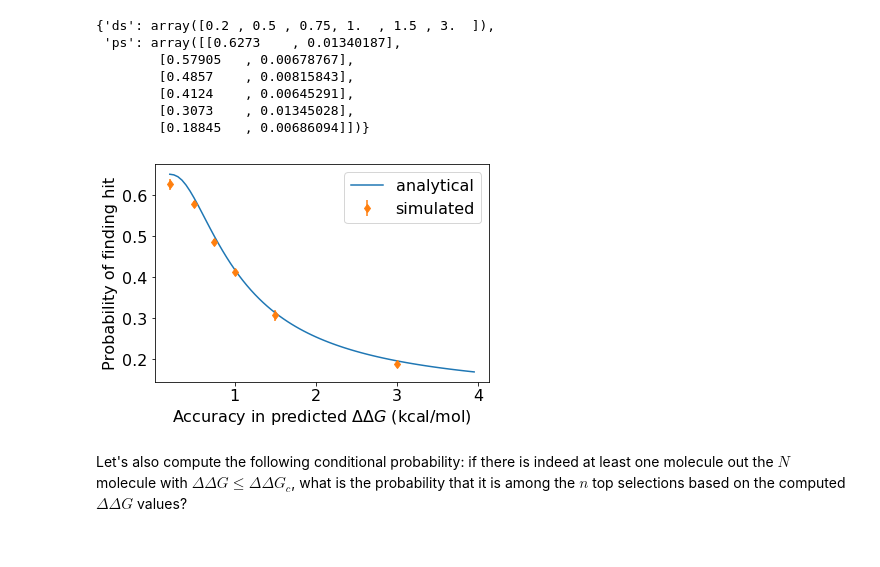
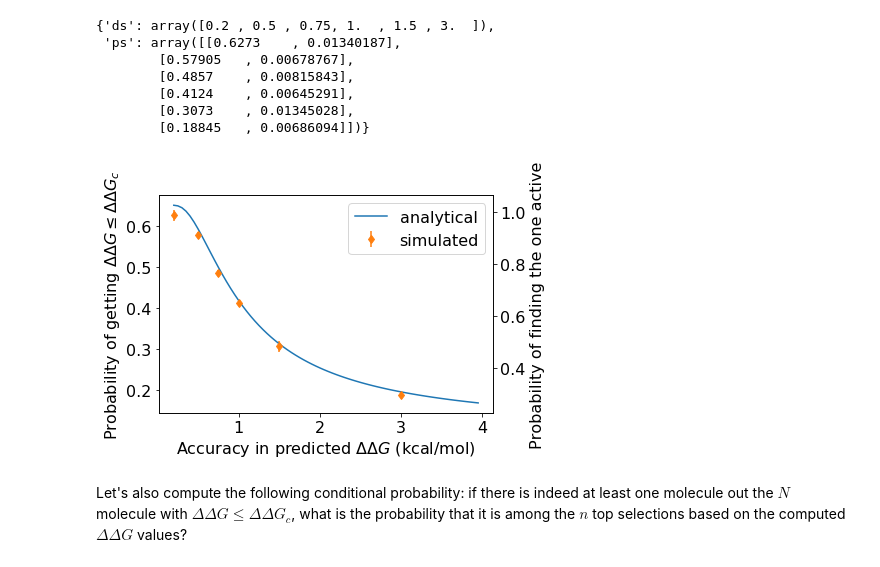
Before and after one commit to forcefield/living-the-odds, a Jupyter notebook: accuracy_in_predictive_ranking.ipynb, the cells around one changed output. Cells and saved outputs as stored; diff of their text form; code cells hidden in the pictures.

```diff
--- a/accuracy_in_predictive_ranking.ipynb
+++ b/accuracy_in_predictive_ranking.ipynb
@@ -174,7 +174,7 @@ test_pxcinf_uninformative()
 # %% [markdown]
 ### Numerical simulations
 # %%
-def simulate_pfound( N, n, xc, x0, s, d, trials = 1000):
+def simulate_pfound( N, n, xc, x0, s, d, trials = 1000, exist_condition=False):
     '''
     Compute the probability that of $n$ items out a total of $N$ with the lowest predicted x values, one of them
     has a true x value x <= xc, given the accuracy d.
@@ -182,12 +182,15 @@ def simulate_pfound( N, n, xc, x0, s, d, trials = 1000):
     The true values have a normal distribution with mean x0 and standard deviation s.
     '''
     success = 0
-    for t in xrange( trials):
+    t = 0
+    while (t < trials):
         xs = np.random.normal( x0, s, N)
+        if exist_condition and np.min(xs) > xc: continue
         xbs = np.array( [ np.random.normal( xs[i], d) for i in xrange( N) ])  # predicted values
         js = range( N)
         js.sort( key=lambda i: xbs[i])
         success += np.any( xs[js[:n]] < xc)
+        t += 1
     return success/float(trials)
 # %% [markdown]
 ## The examples
@@ -258,19 +278,26 @@ myresults['pfoundsim']
 # %%
 def plot_pfound_vs_accuracy( pfoundsim, n=10, f=0.1, gc=gc, g0=g0, sg=sg):
     ds = np.arange( 0.2, 4, 0.05)
     ps = pfoundit_vs_accuracy( ds, n, f, gc, g0, sg)
+    pexist = 1 - np.power( 1 - pxc( gc, g0, sg), n/f)
     fig, ax = plt.subplots()
     ax.plot( ds, ps, label='analytical')
     dsp, psp = pfoundsim['ds'], pfoundsim['ps']
     ax.errorbar( dsp, psp[:,0], yerr=psp[:,1], fmt='d', label='simulated')
     ax.set_xlabel('Accuracy in predicted $\Delta\Delta G$ (kcal/mol)')
-    ax.set_ylabel('Probability of finding hit')
+    ax.set_ylabel('Probability of getting $\Delta\Delta G \leq \Delta \Delta G_c$')
     ax.legend( loc='best')
+
+    ax2 = ax.twinx()
+    ymin, ymax = ax.get_ylim()
+    ax2.set_ylim( ymin/pexist, ymax/pexist)
+    ax2.set_ylabel( 'Probability of finding the one active')
     return fig
 
-_ = plot_pfound_vs_accuracy( myresults['pfoundsim'])
+figFindingHit = plot_pfound_vs_accuracy( myresults['pfoundsim'])
+figFindingHit.savefig( 'figures/pFoundHit.eps', bbox_inches='tight')
 # %% [output]
-[figure, old version]
+[figure, new version]
 # %% [markdown]
 Let's also compute the following conditional probability: if there is indeed at least one molecule out the $N$ molecule with $\Delta\Delta G \leq \Delta\Delta G_c$, what is the probability that it is among the $n$ top selections based on the computed $\Delta\Delta G$ values?
 # %% [markdown]
```
Also changed, not shown: parts of 3 cells of this notebook, 5 other files.
